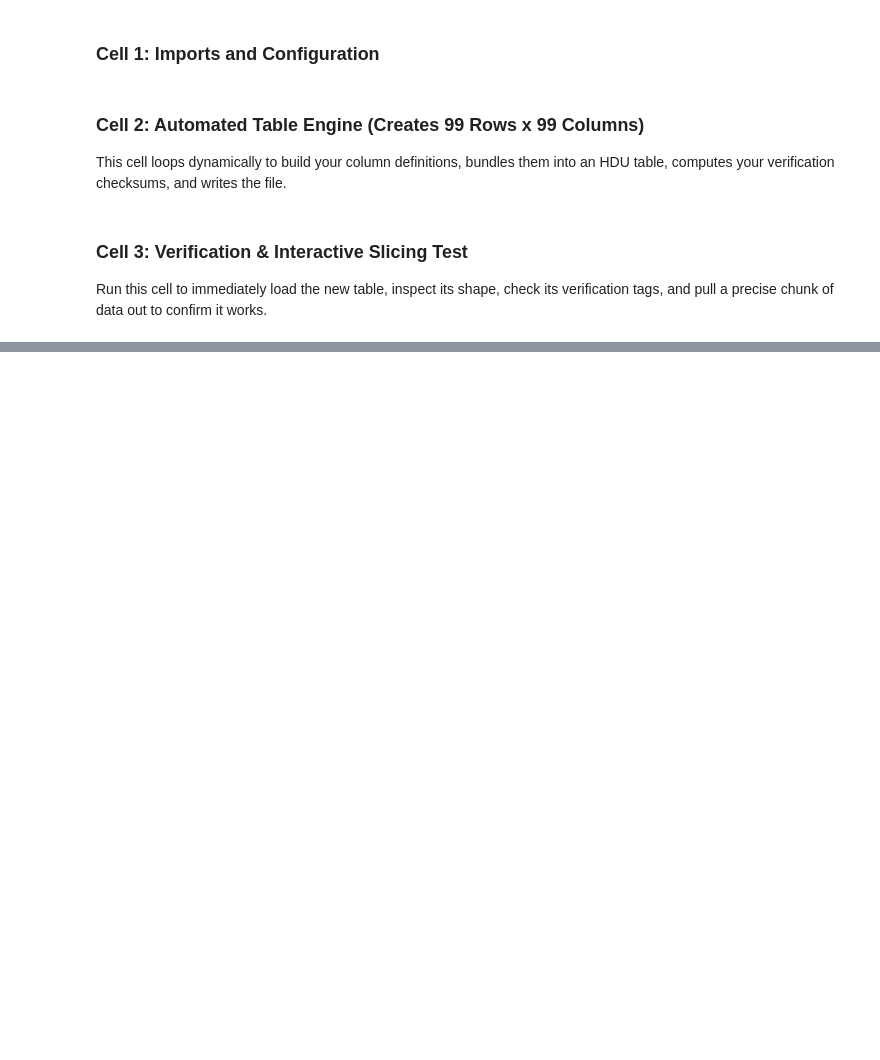
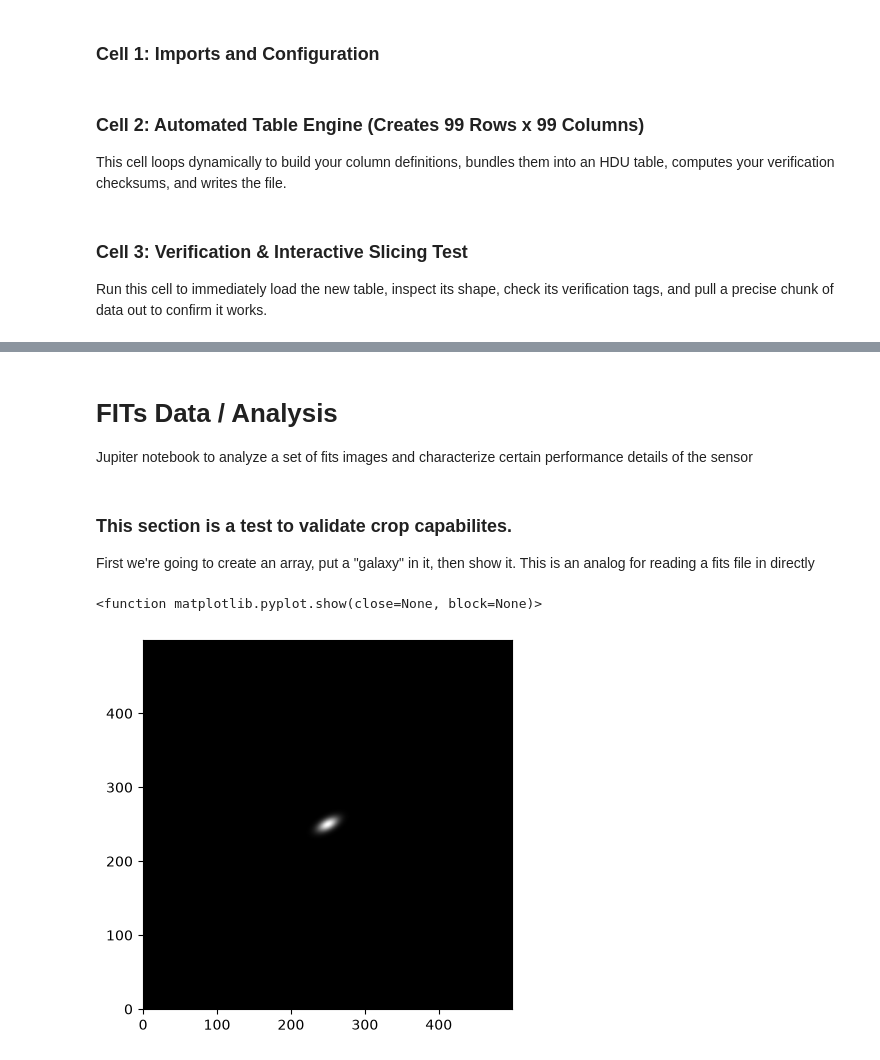
Before and after one commit to Kapranov/fits-pipeline-workshop, a Jupyter notebook: create_fits_image.ipynb, the cells around one changed output, grey strips where cells are left out. Drawn from its saved outputs; the diff is of its cells as text; code cells hidden in the pictures; blank space fills up the shorter version.

```diff
--- a/create_fits_image.ipynb
+++ b/create_fits_image.ipynb
@@ -177,0 +809,4 @@ with fits.open(output_filename) as hdul:
+# %% [markdown]
+# **FITs Data / Analysis**
+
+Jupiter notebook to analyze a set of fits images and characterize certain performance details of the sensor
@@ -177,0 +820,15 @@ with fits.open(output_filename) as hdul:
+# %% [markdown]
+### This section is a test to validate crop capabilites.
+
+First we're going to create an array, put a "galaxy" in it, then show it. This is an analog for reading a fits file in directly
+# %%
+from astropy.modeling.models import Gaussian2D
+
+y, x = np.mgrid[0:500, 0:500]
+data = Gaussian2D(1, 250, 250, 10, 5, theta=0.5)(x, y)
+
+plt.imshow(data, origin='lower', cmap='gray')
+plt.show
+# %% [output]
+<function matplotlib.pyplot.show(close=None, block=None)>
+[figure, added]
```
Also changed, not shown: parts of 78 cells of this notebook, 7 other files.
